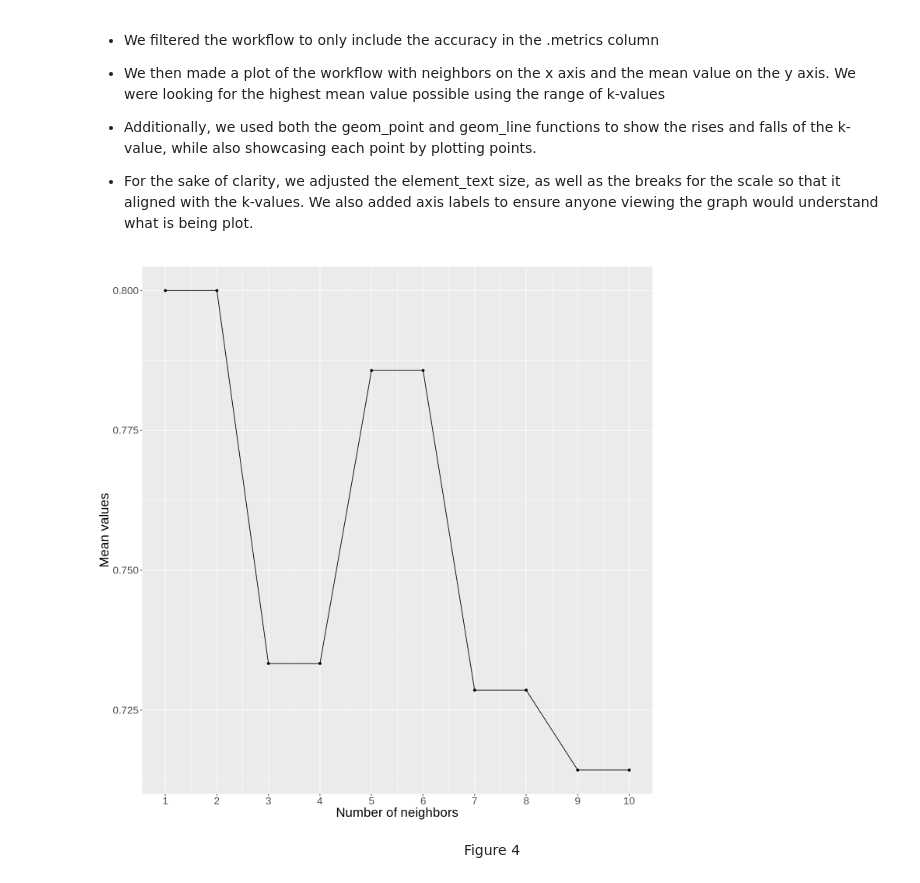
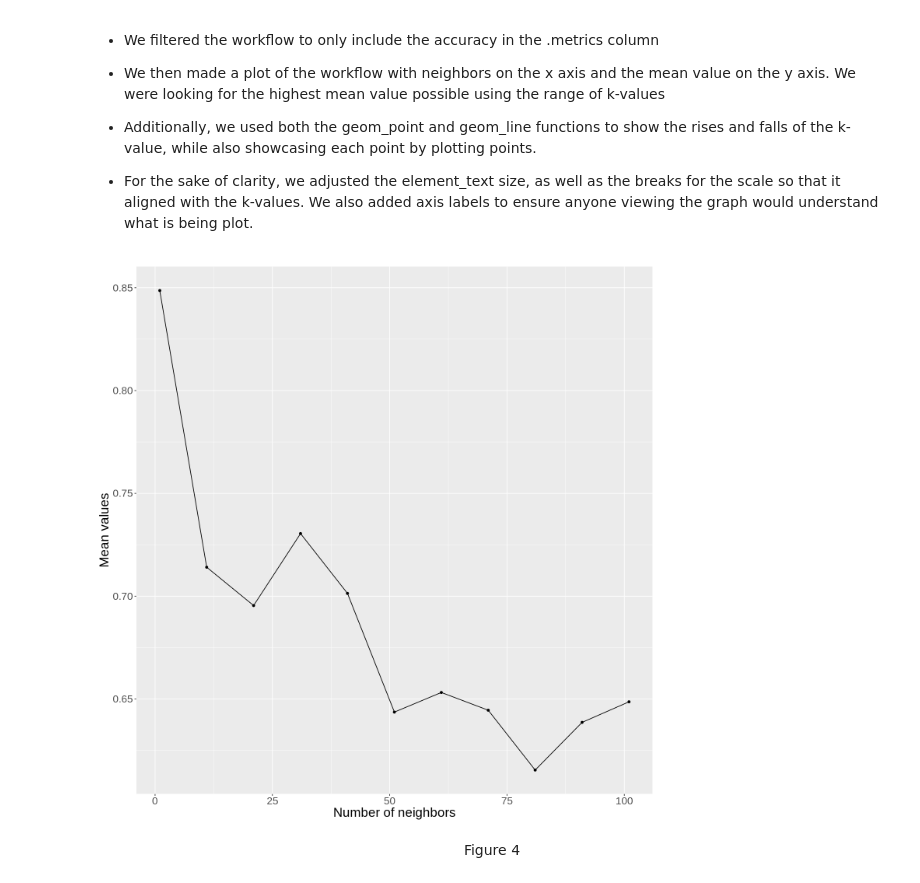
Before and after one commit to SaadRehmanCS/DSCI_project, a Jupyter notebook: heart_failure_report.ipynb, the cells around one changed output. Cells and saved outputs as stored; diff of their text form; code cells hidden in the pictures.

```diff
--- a/heart_failure_report.ipynb
+++ b/heart_failure_report.ipynb
@@ -309,6 +288,6 @@ Call `lifecycle::last_warnings()` to see where this warning was generated.”
 # %%
 #cross-validation split
-heart_data_vfold <- vfold_cv(heart_data_train_scaled, v = 5, strata = death_event)
+heart_data_vfold <- vfold_cv(heart_data_train_scaled, v = 10, strata = death_event)
 #tibble to store 10 different values for the neighbors(k)
-gridvals <- tibble(neighbors = seq(1:10))
+gridvals <- tibble(neighbors = seq(from = 1, to = 101, by = 10))
 # %% [markdown]
@@ -338,18 +317,17 @@ knn_fit <- workflow() %>%
 # %%
 #filter the df to only include accuracy in the .metrics column
 knn_fit <- knn_fit %>%
             filter(.metric == "accuracy")
 #plot the summary of means to make it visually easier to pick a neighbor value
 knn_fit_plot <-  knn_fit %>%
             ggplot(aes(x = neighbors, y = mean)) +
             geom_point() +
             geom_line() +
             labs(x = "Number of neighbors", y = "Mean values") +
-            theme(text = element_text(size = 20)) +
-            scale_x_continuous(breaks = seq(0, 10, by = 1))  # adjusting the x-axis
+            theme(text = element_text(size = 20))
 knn_fit_plot
 # %% [output]
-[figure, old version]
+[figure, new version]
 # %% [markdown]
 <div align="center">Figure 4</div>
 # %% [markdown]
```
Also changed, not shown: parts of 18 cells of this notebook.
